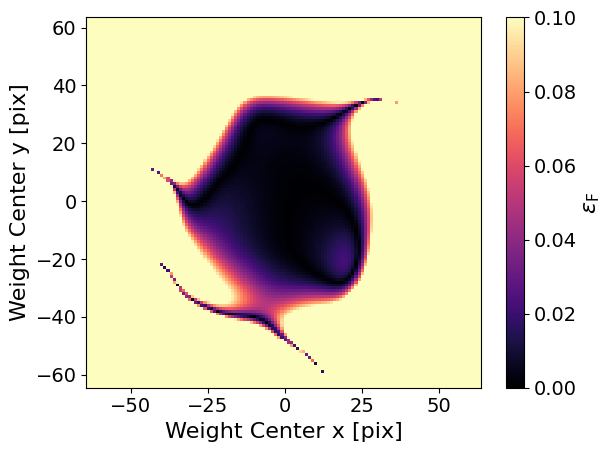
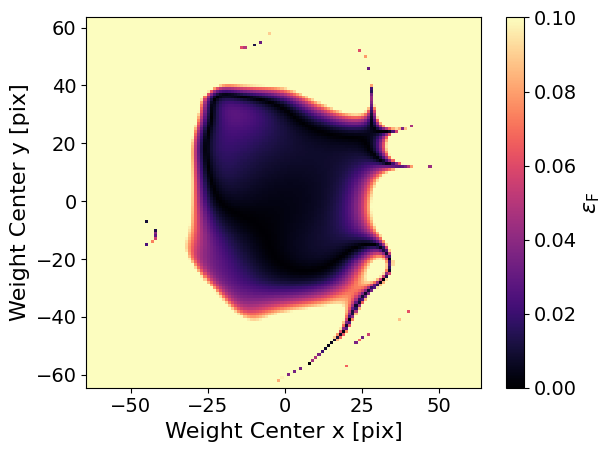
The change to this notebook cell's code, shown as a diff; its figure went from the first image to the second:
--- before
+++ after
@@ -1,4 +1,4 @@
 X, Y = np.meshgrid(np.int64(np.arange(0, N, 1) - N/2), np.int64(np.arange(0, N, 1) - N/2))
-plt.pcolormesh(X, Y, fft.fftshift(measured_accuracy.reshape(128, 128)),  vmin=0, vmax=.1)
+plt.pcolormesh(X, Y, fft.fftshift(measured_accuracy.reshape(128, 128)),  vmin=0, vmax=.1, rasterized=True)
 plt.colorbar(label=r'$\epsilon_\mathrm{F}$')
 plt.xlabel('Weight Center x [pix]')

Commit: Rasterized images for the simulation plots in the notebook